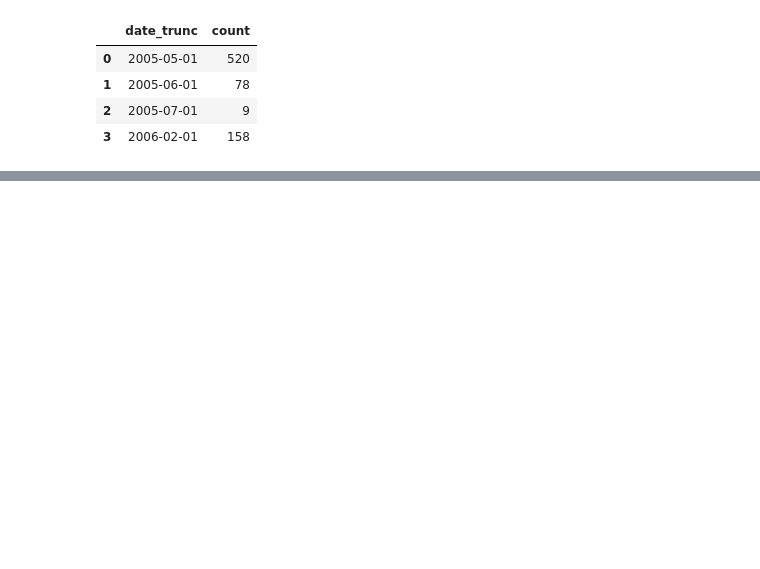
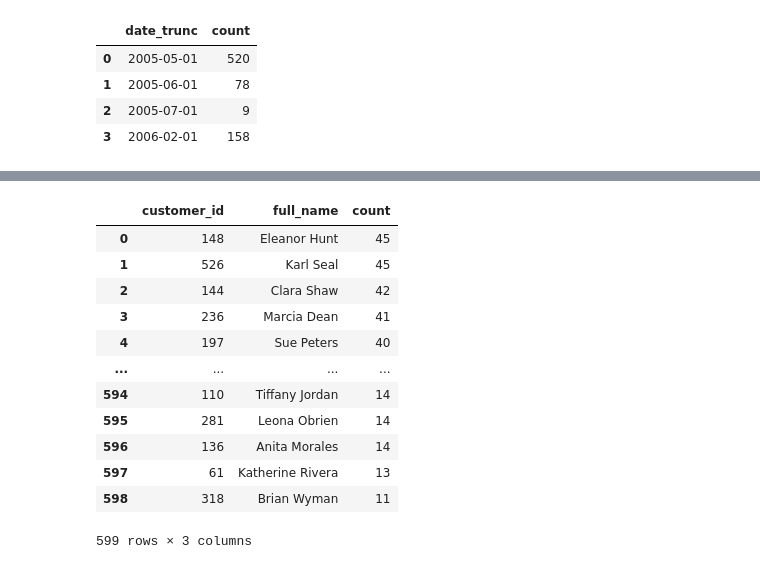
Before and after one commit to DSJourney/SQL, a Jupyter notebook: 3. Dvd Rental/dvd.ipynb, the cells around one changed output, grey strips where cells are left out. Drawn from its saved outputs; the diff is of its cells as text; code cells hidden in the pictures; blank space fills up the shorter version.

```diff
--- a/3. Dvd Rental/dvd.ipynb
+++ b/3. Dvd Rental/dvd.ipynb
@@ -219,0 +524,31 @@ GROUP BY DATE_TRUNC('month', t1.rental_date)
+# %%
+pd.read_sql_query('''
+WITH cte AS (SELECT  t1.customer_id, t1.rental_id as rental_id, t1.return_date,t2.rental_id as rental_id2, t2.rental_date
+FROM rental t1
+JOIN rental t2 ON t1.customer_id = t2.customer_id AND t1.rental_id != t2.rental_id
+WHERE t1.return_date > t2.rental_date),
+
+cte2 as (SELECT DISTINCT(rental_id), customer_id
+FROM cte)
+
+SELECT cte2.customer_id, CONCAT(first_name,' ', last_name) as full_name, COUNT(*)
+FROM cte2
+LEFT JOIN customer ON cte2.customer_id = customer.customer_id
+GROUP BY cte2.customer_id, full_name
+ORDER BY count DESC
+
+;''', engine)
+# %% [output]
+|  | customer_id | full_name | count |
+| 0 | 148 | Eleanor Hunt | 45 |
+| 1 | 526 | Karl Seal | 45 |
+| 2 | 144 | Clara Shaw | 42 |
+| 3 | 236 | Marcia Dean | 41 |
+| 4 | 197 | Sue Peters | 40 |
+| ... | ... | ... | ... |
+| 594 | 110 | Tiffany Jordan | 14 |
+| 595 | 281 | Leona Obrien | 14 |
+| 596 | 136 | Anita Morales | 14 |
+| 597 | 61 | Katherine Rivera | 13 |
+| 598 | 318 | Brian Wyman | 11 |
+599 rows × 3 columns
```
Also changed, not shown: parts of 40 cells of this notebook, 2 other files.
